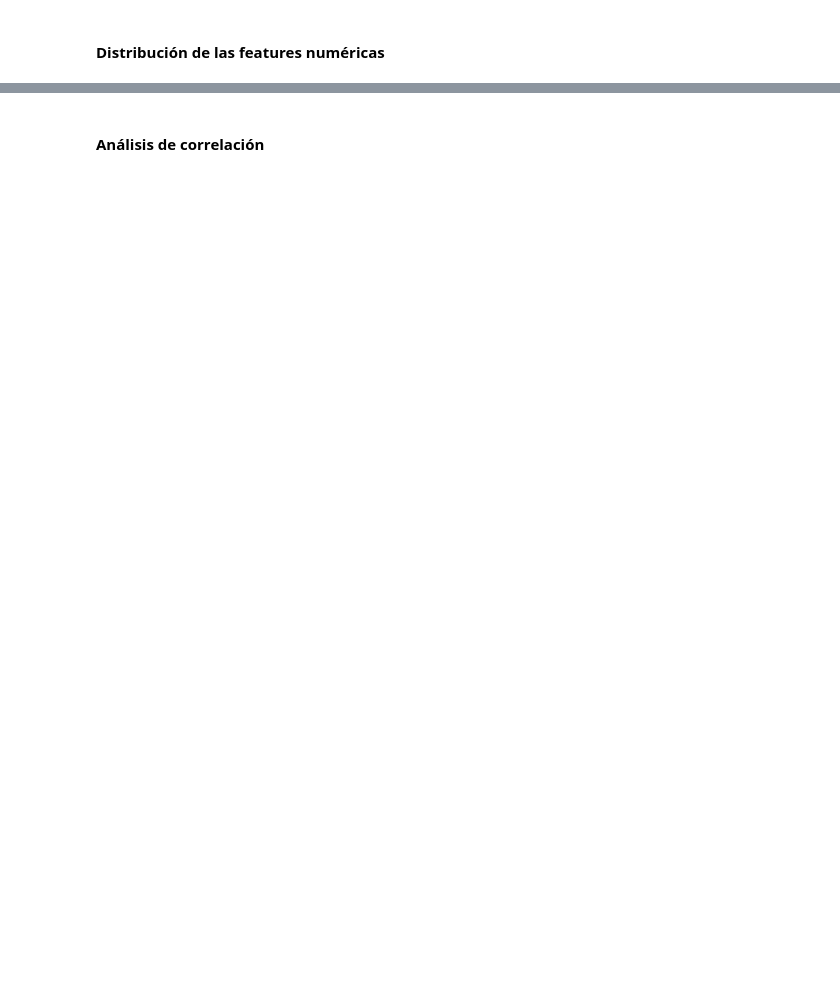
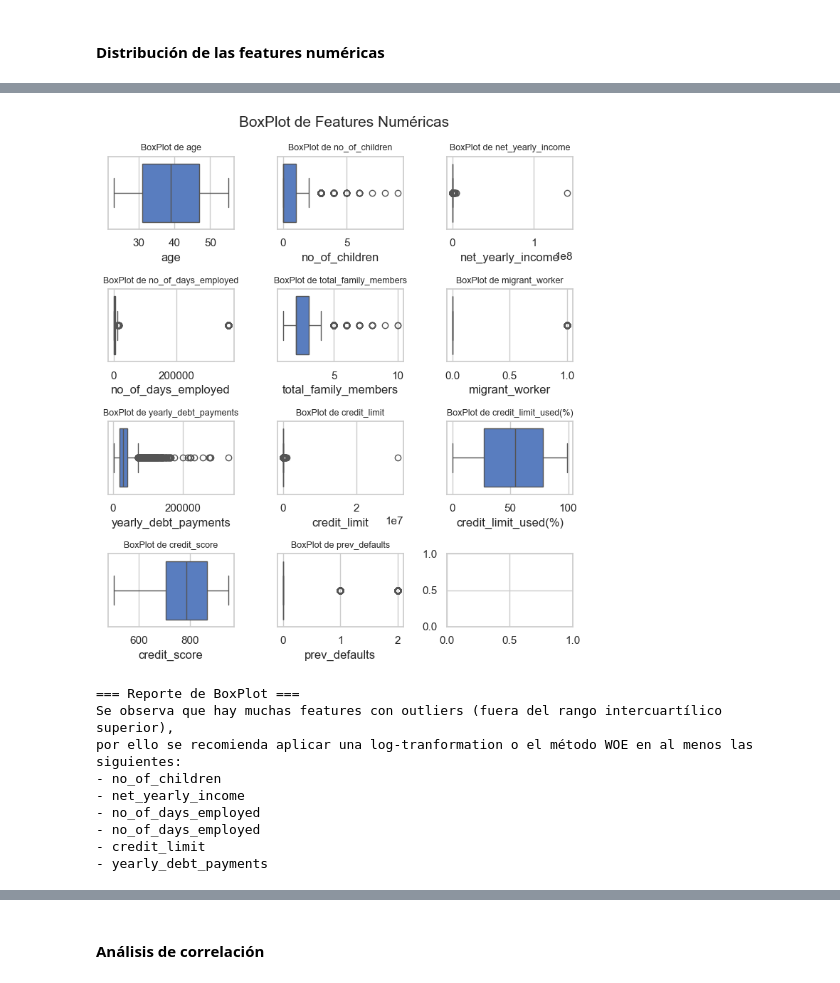
Before and after one commit to davidrodriguez2712/proyecto-1-riesgo-credito, a Jupyter notebook: notebooks/01_eda.ipynb, the cells around one changed output, grey strips where cells are left out. Cells and saved outputs as stored; diff of their text form; code cells hidden in the pictures; blank space fills up the shorter version.

```diff
--- a/notebooks/01_eda.ipynb
+++ b/notebooks/01_eda.ipynb
@@ -173,0 +311,40 @@ plt.show()
+# %%
+n_cols = 3
+n_rows = ((len(NUMERIC) -1 ) // 3) + 1
+
+fig, ax = plt.subplots(ncols= n_cols, nrows= n_rows, figsize= (7, 2 * n_rows))
+
+axes = ax.flatten()
+
+for i, feat in enumerate(NUMERIC):
+    sns.boxplot(
+        data = df_train,
+        x = feat,
+        ax = axes[i]
+    )
+    axes[i].set_title(f'BoxPlot de {feat}', fontsize = 9)
+
+plt.suptitle("BoxPlot de Features Numéricas", fontsize= 15)
+plt.tight_layout()
+plt.show()
+
+print(f'=== Reporte de BoxPlot ===')
+print(f'''Se observa que hay muchas features con outliers (fuera del rango intercuartílico superior),
+por ello se recomienda aplicar una log-tranformation o el método WOE en al menos las siguientes:
+- no_of_children
+- net_yearly_income
+- no_of_days_employed
+- no_of_days_employed
+- credit_limit
+- yearly_debt_payments''')
+# %% [output]
+[figure, added]
+=== Reporte de BoxPlot ===
+Se observa que hay muchas features con outliers (fuera del rango intercuartílico superior),
+por ello se recomienda aplicar una log-tranformation o el método WOE en al menos las siguientes:
+- no_of_children
+- net_yearly_income
+- no_of_days_employed
+- no_of_days_employed
+- credit_limit
+- yearly_debt_payments
```
Also changed, not shown: parts of 26 cells of this notebook, 4 other files.
